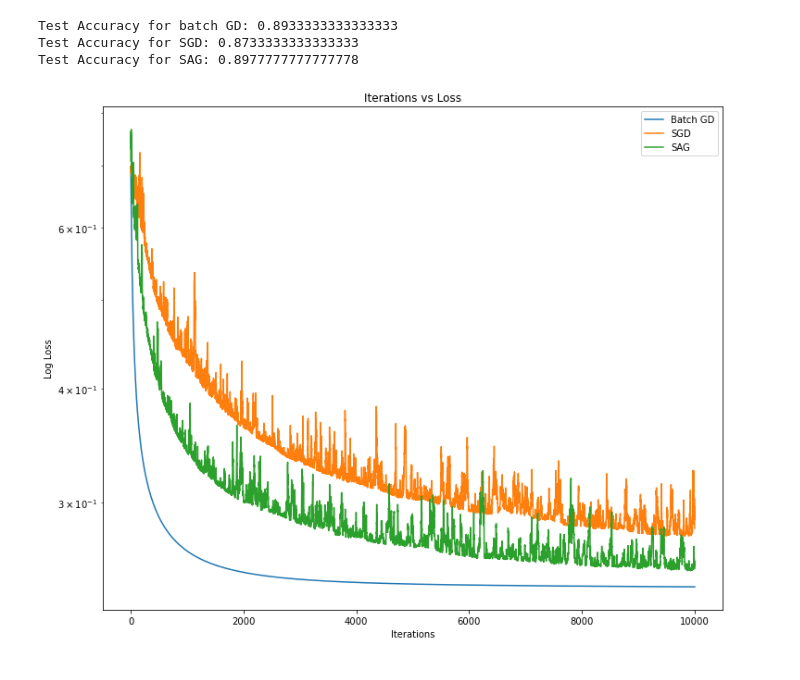
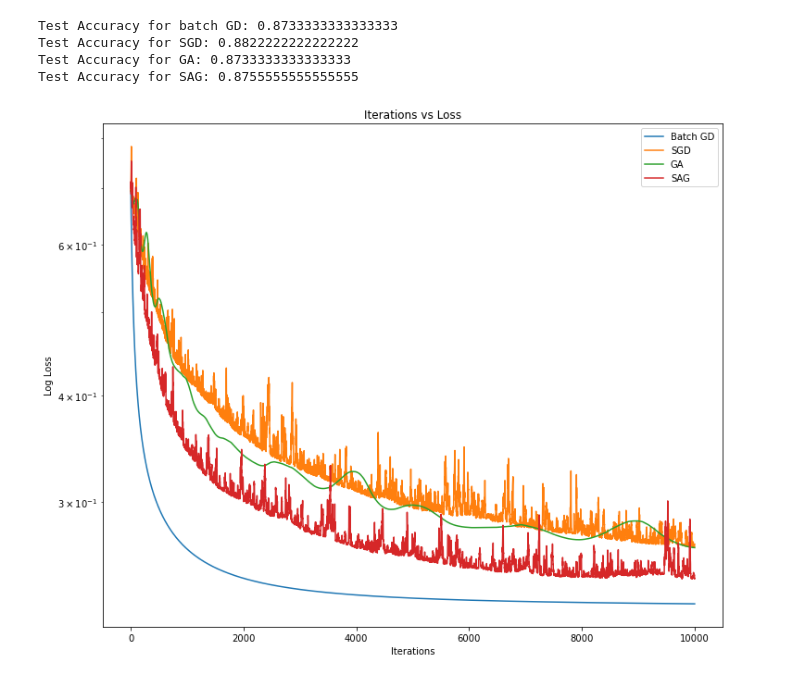
Before and after one commit to yn224/GD_reprod, a Jupyter notebook: Wei/MiniProjTest.ipynb, the cells around one changed output. Drawn from its saved outputs; the diff is of its cells as text; code cells hidden in the pictures.

```diff
--- a/Wei/MiniProjTest.ipynb
+++ b/Wei/MiniProjTest.ipynb
@@ -127,33 +174,40 @@ y = convert_labels(digits.target).reshape(len(digits.target),1)
 X_train, X_test, y_train, y_test = train_test_split(X, y, test_size=0.25)
 # %%
 #Train
-w,b,costs = Logistic_Regression_Batch_GD(X_train, y_train, eta=0.000001, K=10000)
+w,b,costs = Logistic_Regression_Batch_GD(X_train, y_train, eta=0.001, K=10000)
 w2,b2,costs2 = Logistic_Regression_SGD(X_train, y_train, eta=0.0001, K=10000)
-w3,b3,costs3 = Logistic_Regression_SAG(X_train, y_train, eta=0.0001, K=10000)
+w3,b3,costs3 = Logistic_Regression_GA(X_train, y_train, eta=0.0001, K=10000)
+w4,b4,costs4 = Logistic_Regression_SAG(X_train, y_train, eta=0.0001, K=10000)
+
 #Test
 y_pred = Predict(X_test,w,b)
 y_pred2 = Predict(X_test,w2,b2)
 y_pred3 = Predict(X_test,w3,b3)
+y_pred4 = Predict(X_test,w4,b4)
 #Accuracies
 print("Test Accuracy for batch GD:", accuracy_score(y_test, y_pred))
 print("Test Accuracy for SGD:", accuracy_score(y_test, y_pred2))
-print("Test Accuracy for SAG:", accuracy_score(y_test, y_pred3))
+print("Test Accuracy for GA:", accuracy_score(y_test, y_pred3))
+print("Test Accuracy for SAG:", accuracy_score(y_test, y_pred4))
 # %% [output]
-Test Accuracy for batch GD: 0.8933333333333333
-Test Accuracy for SGD: 0.8733333333333333
-Test Accuracy for SAG: 0.8977777777777778
+Test Accuracy for batch GD: 0.8733333333333333
+Test Accuracy for SGD: 0.8822222222222222
+Test Accuracy for GA: 0.8733333333333333
+Test Accuracy for SAG: 0.8755555555555555
 # %%
 #Plots
 plt.plot(np.arange(len(costs)),costs, label="Batch GD")
 plt.plot(np.arange(len(costs2)),costs2, label="SGD")
-plt.plot(np.arange(len(costs3)),costs3, label="SAG")
+plt.plot(np.arange(len(costs3)),costs3, label="GA")
+plt.plot(np.arange(len(costs4)),costs4, label="SAG")
+
 plt.xlabel("Iterations")
 plt.ylabel("Log Loss")
 plt.title("Iterations vs Loss")
 plt.legend()
 plt.yscale("log");
 # %% [output]
-[figure, old version]
+[figure, new version]
 # %%
 # w1,b1,costs1 = Logistic_Regression_SGD(X_train, y_train, eta=0.0001, K=3000)
 # w2,b2,costs2 = Logistic_Regression_SGD(X_train, y_train, eta=0.00001, K=3000)
```
Also changed, not shown: parts of 1 cell of this notebook.
